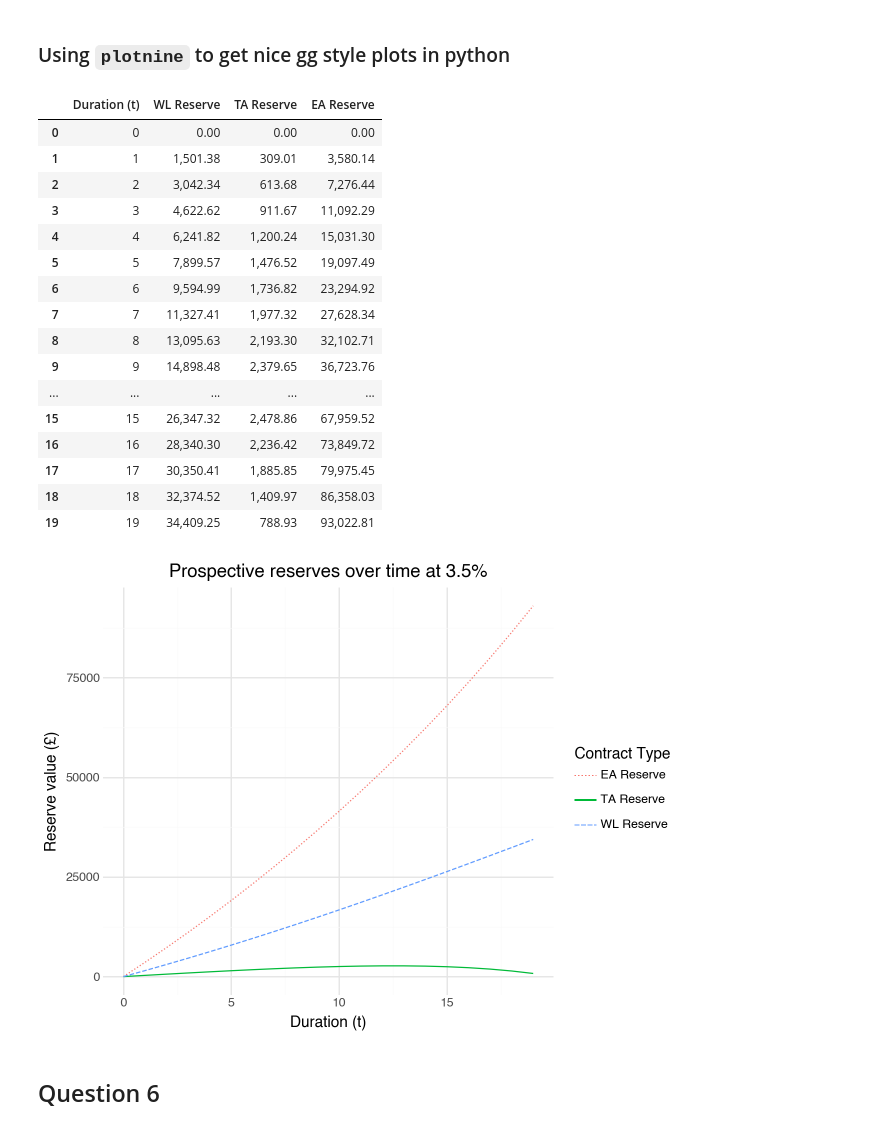
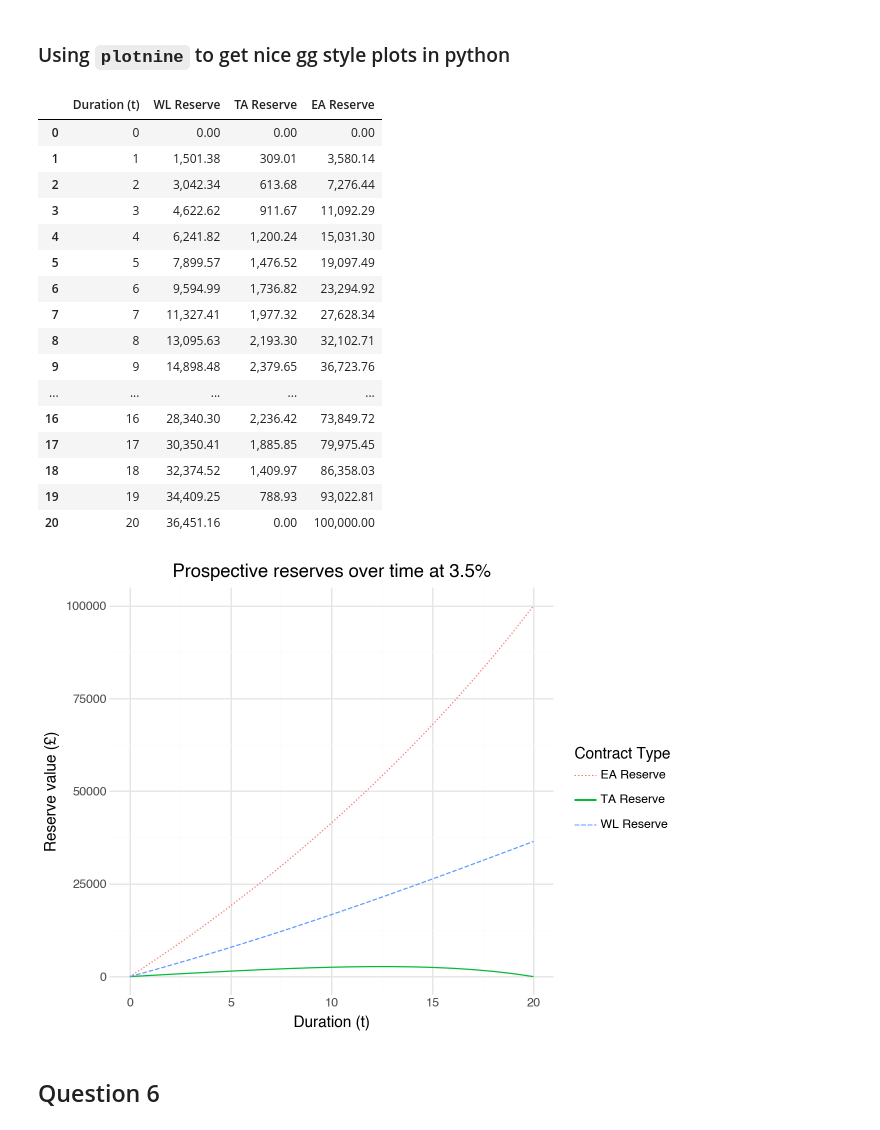
Before and after one commit to ytterbiu/smm065-computer-based-assessment, a Jupyter notebook: cm1-p2-cw-notebook.ipynb, the cells around one changed output. Cells and saved outputs as stored; diff of their text form; code cells hidden in the pictures.

```diff
--- a/cm1-p2-cw-notebook.ipynb
+++ b/cm1-p2-cw-notebook.ipynb
@@ -535,7 +535,7 @@ Whole Life Premium             £  1590.03 £  1251.58      21.3%
 # ==========================================
 # Question 5: Reserving at 3.5%
 # ==========================================
-t_values = np.arange(0, 20)
+t_values = np.arange(0, 21)
 reserves_WL = []
 reserves_TA = []
 reserves_EA = []
@@ -607,34 +607,34 @@ reserve_plot = (
             "TA Reserve": "solid",
             "EA Reserve": "dotted",
         }
     )
     # + geom_point(size=2.5)
     + theme_minimal()
     + labs(
         title="Prospective reserves over time at 3.5%",
         x="Duration (t)",
         y="Reserve value (£)",
     )
 )
 reserve_plot
 # %% [output]
 |  | Duration (t) | WL Reserve | TA Reserve | EA Reserve |
 | 0 | 0 | 0.00 | 0.00 | 0.00 |
 | 1 | 1 | 1,501.38 | 309.01 | 3,580.14 |
 | 2 | 2 | 3,042.34 | 613.68 | 7,276.44 |
 | 3 | 3 | 4,622.62 | 911.67 | 11,092.29 |
 | 4 | 4 | 6,241.82 | 1,200.24 | 15,031.30 |
 | 5 | 5 | 7,899.57 | 1,476.52 | 19,097.49 |
 | 6 | 6 | 9,594.99 | 1,736.82 | 23,294.92 |
 | 7 | 7 | 11,327.41 | 1,977.32 | 27,628.34 |
 | 8 | 8 | 13,095.63 | 2,193.30 | 32,102.71 |
 | 9 | 9 | 14,898.48 | 2,379.65 | 36,723.76 |
 | ... | ... | ... | ... | ... |
-| 15 | 15 | 26,347.32 | 2,478.86 | 67,959.52 |
 | 16 | 16 | 28,340.30 | 2,236.42 | 73,849.72 |
 | 17 | 17 | 30,350.41 | 1,885.85 | 79,975.45 |
 | 18 | 18 | 32,374.52 | 1,409.97 | 86,358.03 |
 | 19 | 19 | 34,409.25 | 788.93 | 93,022.81 |
+| 20 | 20 | 36,451.16 | 0.00 | 100,000.00 |
-[figure, old version]
+[figure, new version]
 # %% [markdown]
 ## Question 6
```
Also changed, not shown: parts of 1 cell of this notebook.
